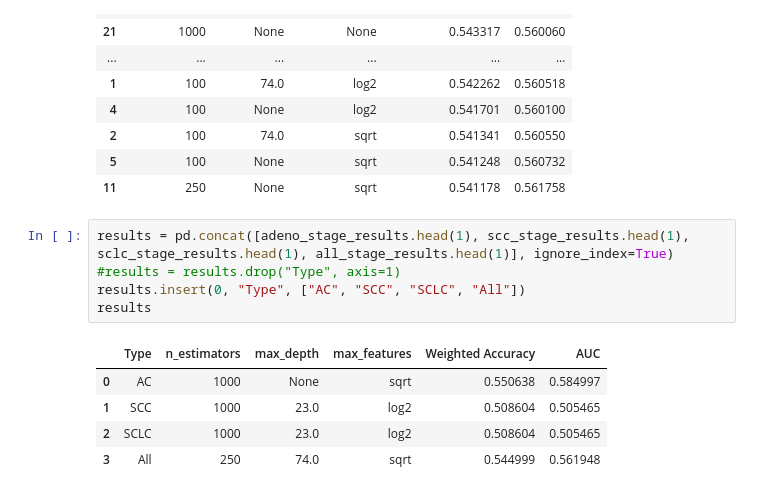
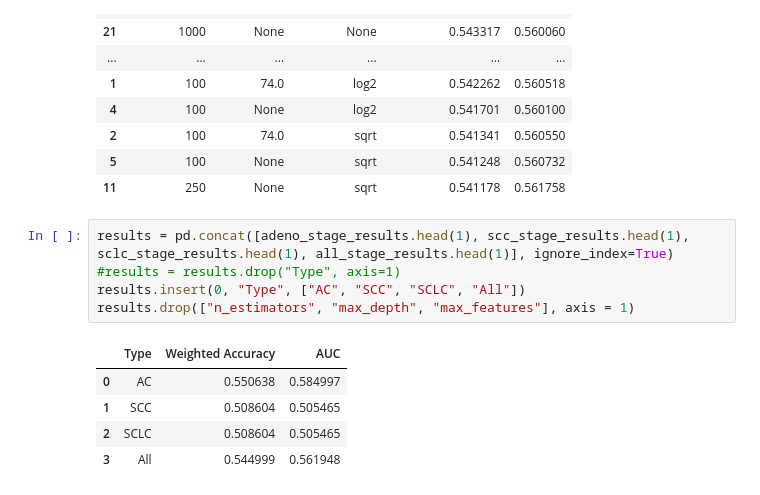
Before and after one commit to ave-bell/Clinical_TLB_2023-2024, a Jupyter notebook: weekly_jupyter_nbs/Stage_Results_and_Visualization.ipynb, the cells around one changed output. Drawn from its saved outputs; the diff is of its cells as text.

```diff
--- a/weekly_jupyter_nbs/Stage_Results_and_Visualization.ipynb
+++ b/weekly_jupyter_nbs/Stage_Results_and_Visualization.ipynb
@@ -228,11 +228,11 @@ all_stage_results
 # %%
 results = pd.concat([adeno_stage_results.head(1), scc_stage_results.head(1), sclc_stage_results.head(1), all_stage_results.head(1)], ignore_index=True)
 #results = results.drop("Type", axis=1)
 results.insert(0, "Type", ["AC", "SCC", "SCLC", "All"])
-results
+results.drop(["n_estimators", "max_depth", "max_features"], axis = 1)
 # %% [output]
-|  | Type | n_estimators | max_depth | max_features | Weighted Accuracy | AUC |
-| 0 | AC | 1000 | None | sqrt | 0.550638 | 0.584997 |
-| 1 | SCC | 1000 | 23.0 | log2 | 0.508604 | 0.505465 |
-| 2 | SCLC | 1000 | 23.0 | log2 | 0.508604 | 0.505465 |
-| 3 | All | 250 | 74.0 | sqrt | 0.544999 | 0.561948 |
+|  | Type | Weighted Accuracy | AUC |
+| 0 | AC | 0.550638 | 0.584997 |
+| 1 | SCC | 0.508604 | 0.505465 |
+| 2 | SCLC | 0.508604 | 0.505465 |
+| 3 | All | 0.544999 | 0.561948 |
```
Also changed, not shown: parts of 3 cells of this notebook, 14 other files.
